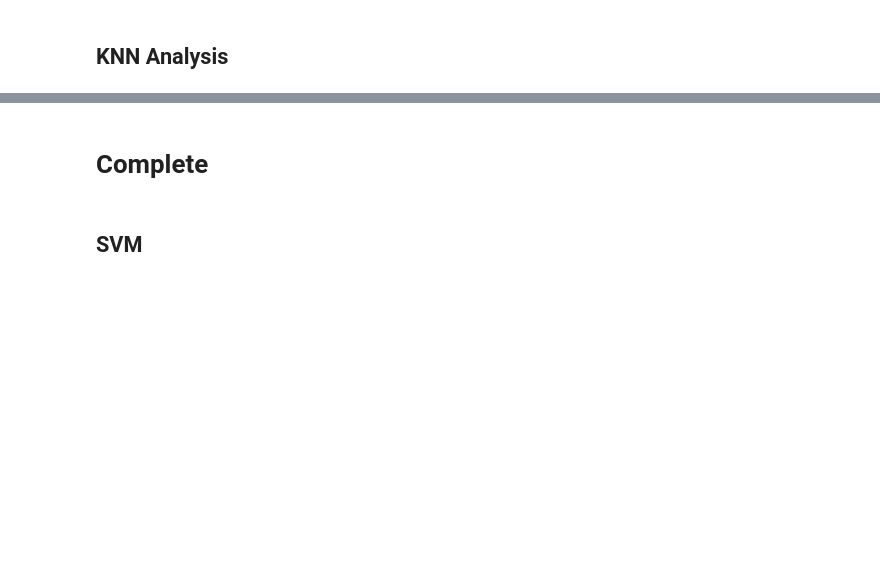
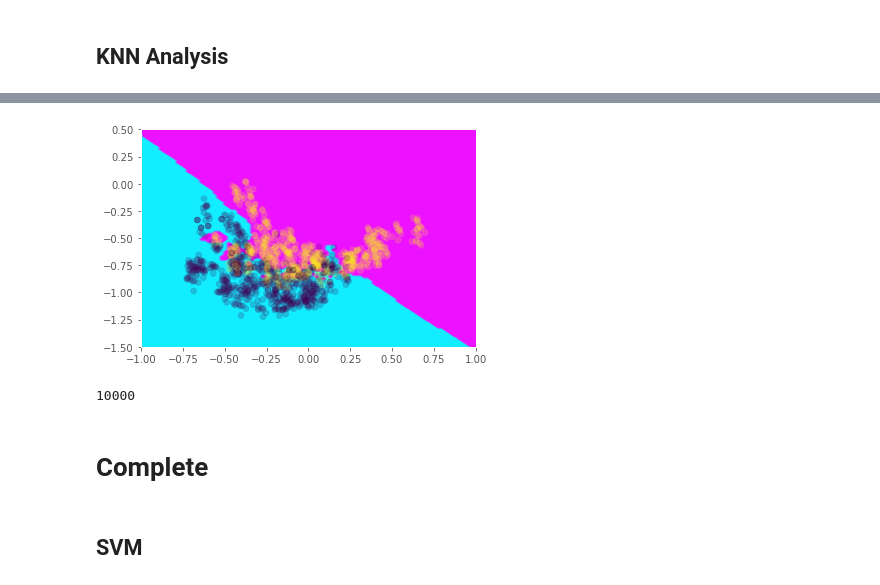
Before and after one commit to dylrachwal/MCE_Project, a Jupyter notebook: project_notebook.ipynb, the cells around one changed output, grey strips where cells are left out. Drawn from its saved outputs; the diff is of its cells as text; code cells hidden in the pictures; blank space fills up the shorter version.

```diff
--- a/project_notebook.ipynb
+++ b/project_notebook.ipynb
@@ -80,3 +99,21 @@ array([[0.32505463, 0.4864107 , 0.37246861, 0.7774271 ],
+# %%
+K = 10
+X_pca_2 = pca_evd.PCA_decomposition(2)
+x = np.linspace(-1, 1, 100)
+y = np.linspace(-1.5, 0.5, 100)
+
+mesh_x, mesh_y = np.meshgrid(x, y)
+u = np.dstack((mesh_x.reshape(-1), mesh_y.reshape(-1)))[0]
+Y_pred = KNN(X_pca_2, Y, u, K)
+plt.contourf(x,y,Y_pred.reshape(100,100), cmap='cool')
+plt.scatter(X_pca_2[:,0], X_pca_2[:,1], c=Y, alpha=0.2)
+plt.show()
+# %% [output]
+[figure, added]
+# %%
+Y_pred.size
+# %% [output]
+10000
 # %% [markdown]
 # Complete
 # %% [markdown]
```
Also changed, not shown: parts of 7 cells of this notebook, 1 other file.
